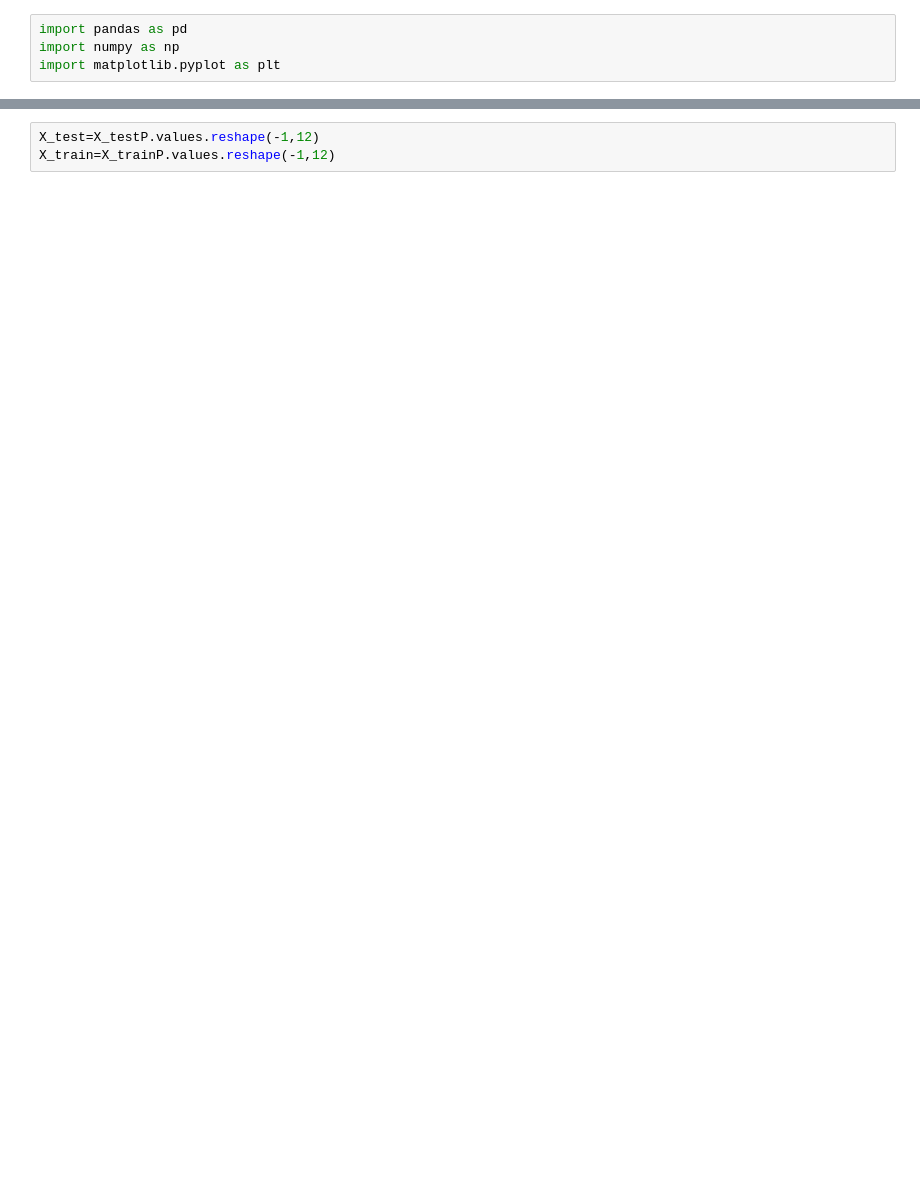
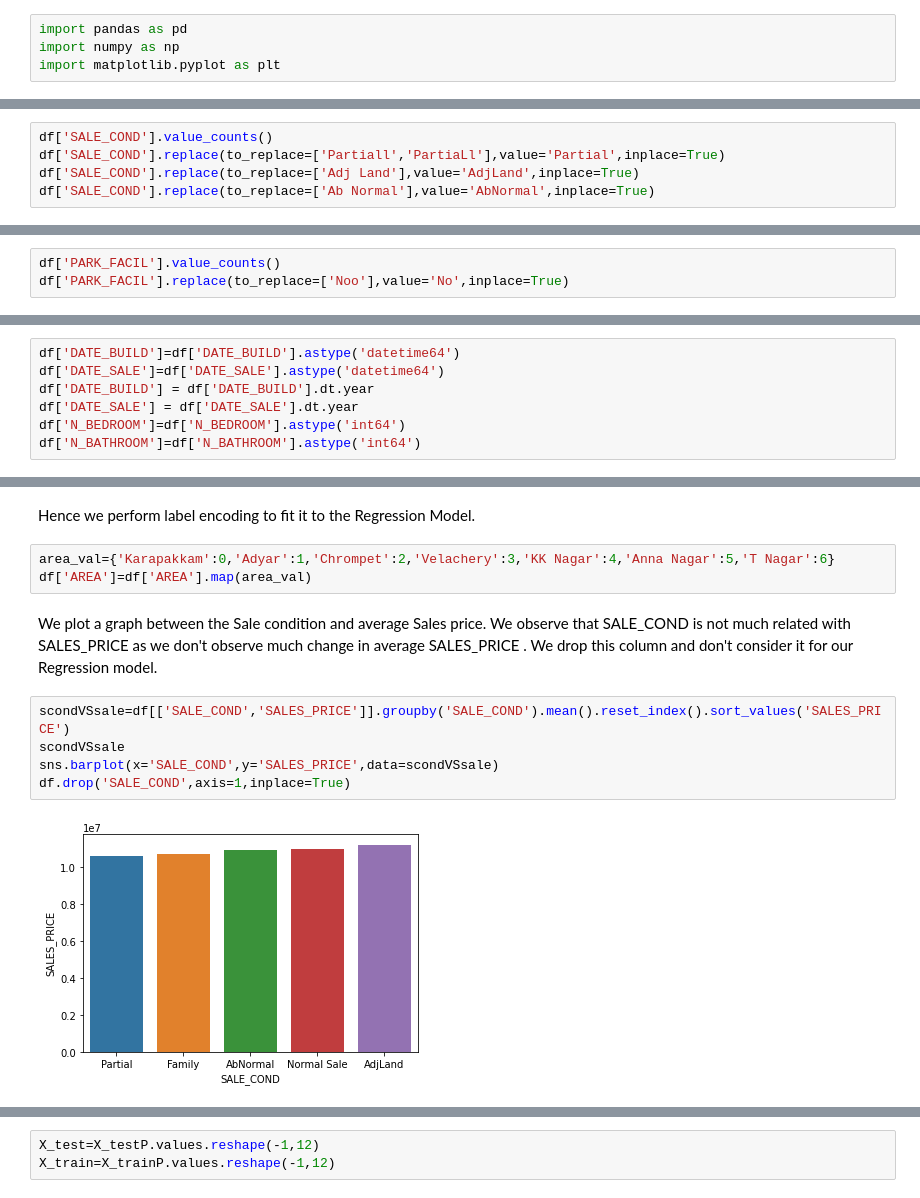
Before and after one commit to henselwilson/ChennaiHousePriceAnalysisAndPrediction, a Jupyter notebook: ChennaiHousePricePrediction.ipynb, the cells around one changed output, grey strips where cells are left out. Drawn from its saved outputs; the diff is of its cells as text; blank space fills up the shorter version.

```diff
--- a/ChennaiHousePricePrediction.ipynb
+++ b/ChennaiHousePricePrediction.ipynb
@@ -111,0 +181,5 @@ for col, ax in zip(columnsN,axs.flatten()):
+# %%
+df['SALE_COND'].value_counts()
+df['SALE_COND'].replace(to_replace=['Partiall','PartiaLl'],value='Partial',inplace=True)
+df['SALE_COND'].replace(to_replace=['Adj Land'],value='AdjLand',inplace=True)
+df['SALE_COND'].replace(to_replace=['Ab Normal'],value='AbNormal',inplace=True)
@@ -111,0 +188,3 @@ for col, ax in zip(columnsN,axs.flatten()):
+# %%
+df['PARK_FACIL'].value_counts()
+df['PARK_FACIL'].replace(to_replace=['Noo'],value='No',inplace=True)
@@ -111,0 +213,7 @@ for col, ax in zip(columnsN,axs.flatten()):
+# %%
+df['DATE_BUILD']=df['DATE_BUILD'].astype('datetime64')
+df['DATE_SALE']=df['DATE_SALE'].astype('datetime64')
+df['DATE_BUILD'] = df['DATE_BUILD'].dt.year
+df['DATE_SALE'] = df['DATE_SALE'].dt.year
+df['N_BEDROOM']=df['N_BEDROOM'].astype('int64')
+df['N_BATHROOM']=df['N_BATHROOM'].astype('int64')
@@ -111,0 +244,14 @@ for col, ax in zip(columnsN,axs.flatten()):
+# %% [markdown]
+Hence we perform label encoding to fit it to the Regression Model.
+# %%
+area_val={'Karapakkam':0,'Adyar':1,'Chrompet':2,'Velachery':3,'KK Nagar':4,'Anna Nagar':5,'T Nagar':6}
+df['AREA']=df['AREA'].map(area_val)
+# %% [markdown]
+We plot a graph between the Sale condition and average Sales price. We observe that SALE_COND is not much related with SALES_PRICE as we don't observe much change in average SALES_PRICE . We drop this column and don't consider it for our Regression model.
+# %%
+scondVSsale=df[['SALE_COND','SALES_PRICE']].groupby('SALE_COND').mean().reset_index().sort_values('SALES_PRICE')
+scondVSsale
+sns.barplot(x='SALE_COND',y='SALES_PRICE',data=scondVSsale)
+df.drop('SALE_COND',axis=1,inplace=True)
+# %% [output]
+[figure, added]
```
Also changed, not shown: parts of 110 cells of this notebook.
